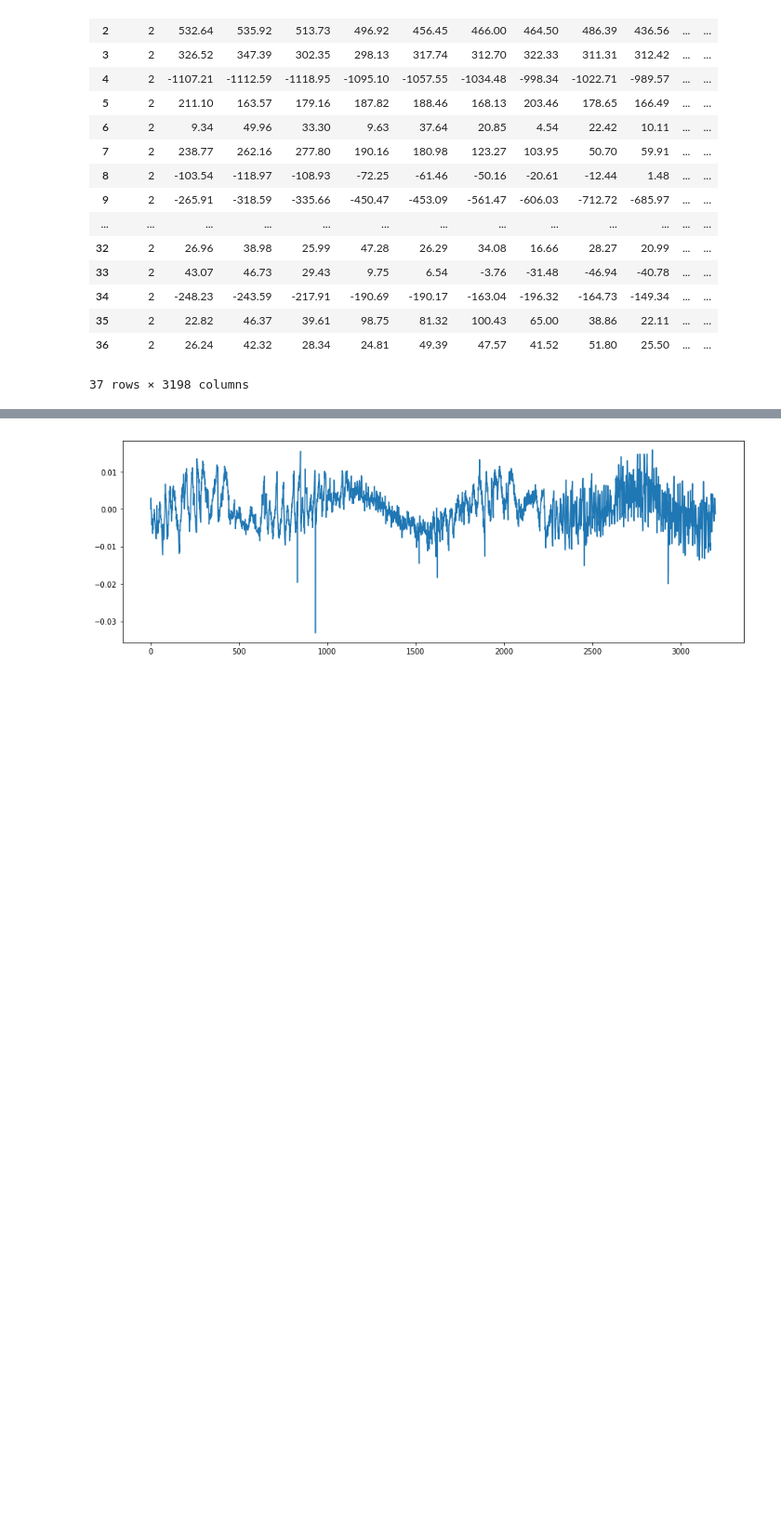
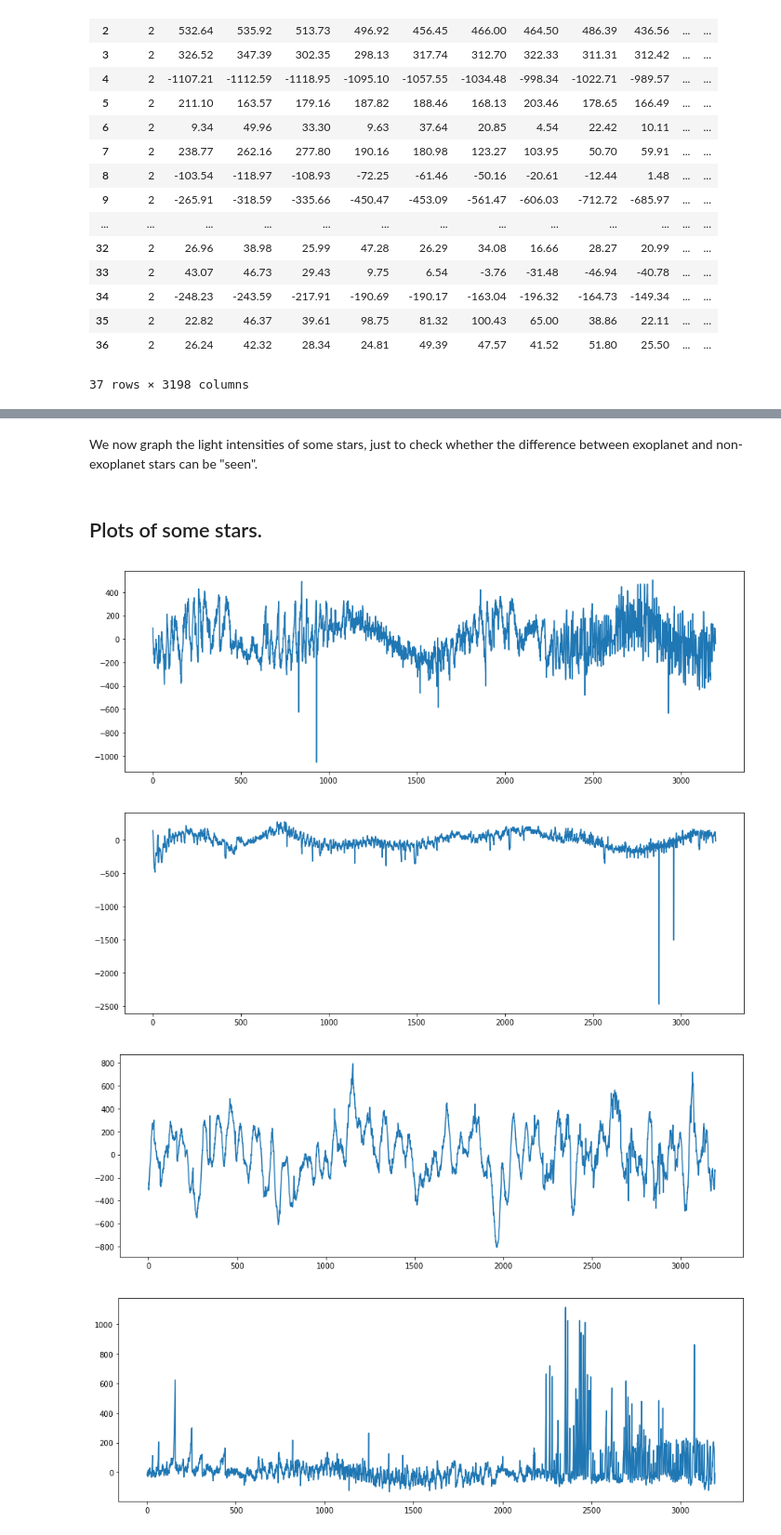
Before and after one commit to jfcarmonag/exoplanet-star-detection, a Jupyter notebook: exostar.ipynb, the cells around one changed output, grey strips where cells are left out. Shown at 93% size. Drawn from its saved outputs; the diff is of its cells as text; code cells hidden in the pictures; blank space fills up the shorter version.

```diff
--- a/exostar.ipynb
+++ b/exostar.ipynb
@@ -9,6 +19,6 @@ import scipy.ndimage
 # %%
-train = pd.read_csv('../exostar/data/exoTrain.csv')
-test =  pd.read_csv('../exostar/data/exoTest.csv')
+train = pd.read_csv('./data/exoTrain.csv')
+test =  pd.read_csv('./data/exoTest.csv')
 # %%
 train.head()
 # %% [output]
@@ -50 +34,6 @@ plt.show()
+# %%
+X_train = train.drop('LABEL', axis=1)
+y_train = train.LABEL
+X_test = test.drop('LABEL', axis=1)
+y_test = test.LABEL
 # %% [markdown]
@@ -101,8 +62,0 @@ train_normal.head()
-# %%
-Y= train_normal.loc[0]
-X= np.arange(len (Y))
-plt.figure(figsize=(15,5))
-plt.plot(X,Y)
-plt.show()
-# %% [output]
-[figure, removed]
@@ -110,0 +63,27 @@ plt.show()
+# %% [markdown]
+We now graph the light intensities of some stars, just to check whether the difference between exoplanet and non-exoplanet stars can be "seen".
+# %% [markdown]
+## Plots of some stars.
+# %%
+Y_0= X_train.iloc[0]
+Y_23 = X_train.iloc[23]
+Y_236 = X_train.iloc[236]
+Y_1000 = X_train.iloc[1000]
+X= np.arange(len (Y_0))
+plt.figure(figsize=(15,5))
+plt.plot(X,Y_0)
+plt.show()
+plt.figure(figsize=(15,5))
+plt.plot(X,Y_23)
+plt.show()
+plt.figure(figsize=(15,5))
+plt.plot(X,Y_236)
+plt.show()
+plt.figure(figsize=(15,5))
+plt.plot(X,Y_1000)
+plt.show()
+# %% [output]
+[figure, added]
+[figure, added]
+[figure, added]
+[figure, added]
```
Also changed, not shown: parts of 77 cells of this notebook.
